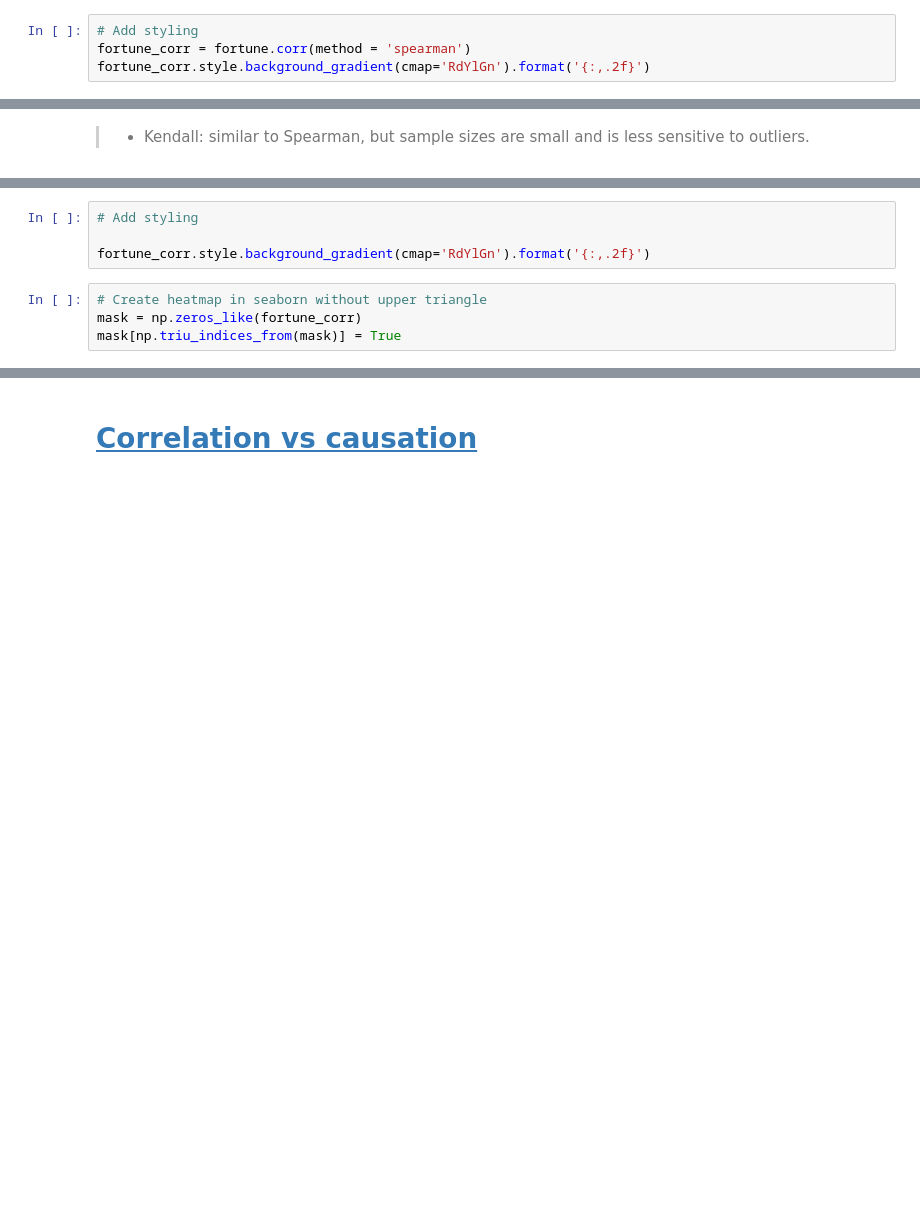
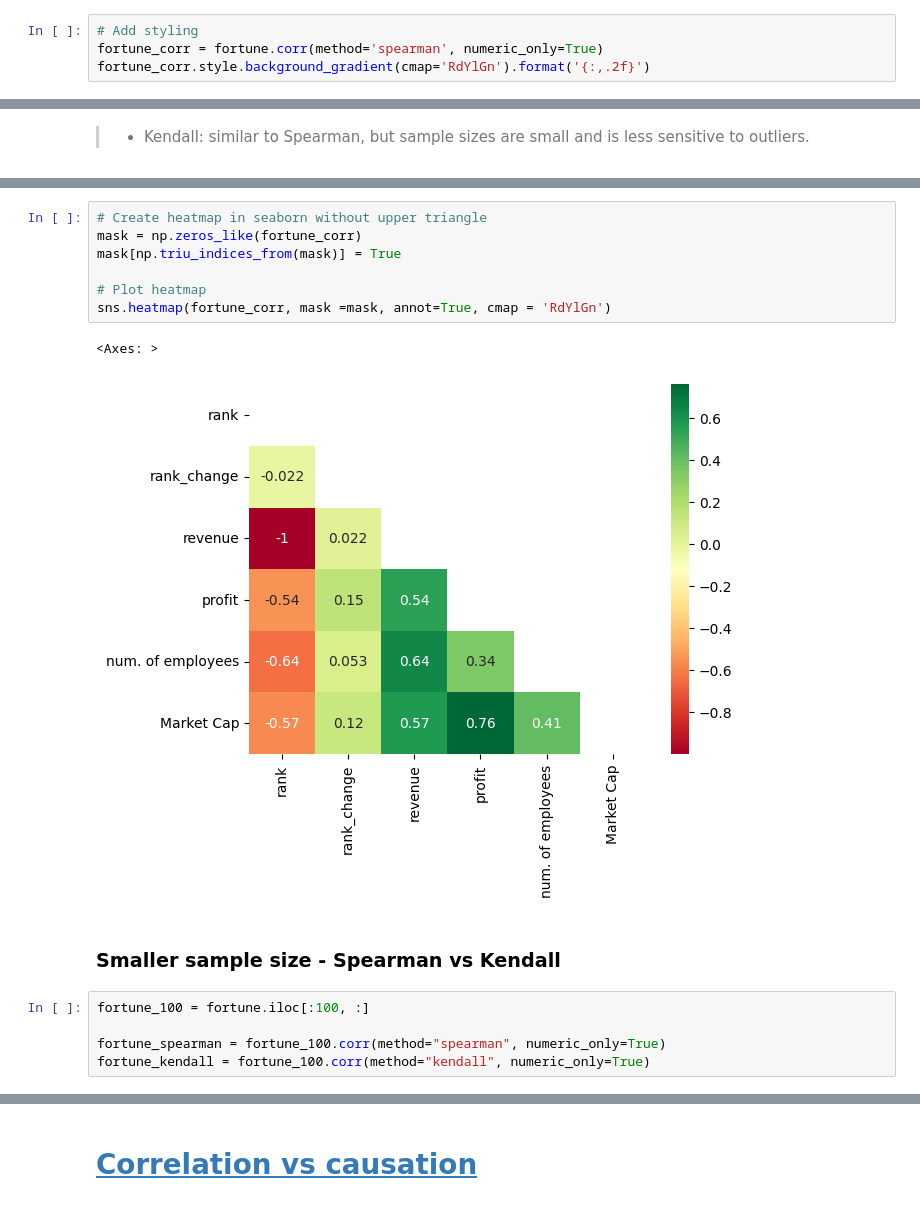
Before and after one commit to TheLazyCactus/ironhack-v4-data-lessons, a Jupyter notebook: cohorts/15_oct_24/02_data_wrangling_and_retrieval/W5D1_correlations.ipynb, the cells around one changed output, grey strips where cells are left out. Cells and saved outputs as stored; diff of their text form; blank space fills up the shorter version.

```diff
--- a/cohorts/15_oct_24/02_data_wrangling_and_retrieval/W5D1_correlations.ipynb
+++ b/cohorts/15_oct_24/02_data_wrangling_and_retrieval/W5D1_correlations.ipynb
@@ -117,4 +265,4 @@ round(fortune.corr(method='spearman'), 2)
 # %%
 # Add styling
-fortune_corr = fortune.corr(method = 'spearman')
+fortune_corr = fortune.corr(method='spearman', numeric_only=True)
 fortune_corr.style.background_gradient(cmap='RdYlGn').format('{:,.2f}')
@@ -141,8 +312,17 @@ fortune_corr.style.background_gradient(cmap='RdYlGn').format('{:,.2f}')
-# %%
-# Add styling
-
-fortune_corr.style.background_gradient(cmap='RdYlGn').format('{:,.2f}')
 # %%
 # Create heatmap in seaborn without upper triangle
 mask = np.zeros_like(fortune_corr)
 mask[np.triu_indices_from(mask)] = True
+
+# Plot heatmap
+sns.heatmap(fortune_corr, mask =mask, annot=True, cmap = 'RdYlGn')
+# %% [output]
+<Axes: >
+[figure, added]
+# %% [markdown]
+### Smaller sample size - Spearman vs Kendall
+# %%
+fortune_100 = fortune.iloc[:100, :]
+
+fortune_spearman = fortune_100.corr(method="spearman", numeric_only=True)
+fortune_kendall = fortune_100.corr(method="kendall", numeric_only=True)
```
Also changed, not shown: parts of 30 cells of this notebook, 4 other files.
